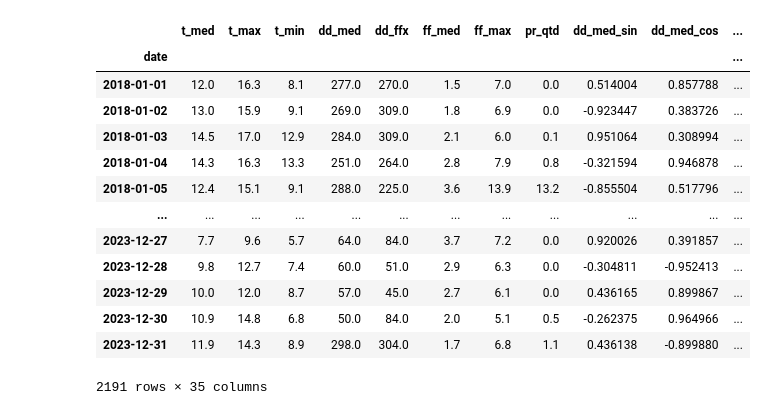
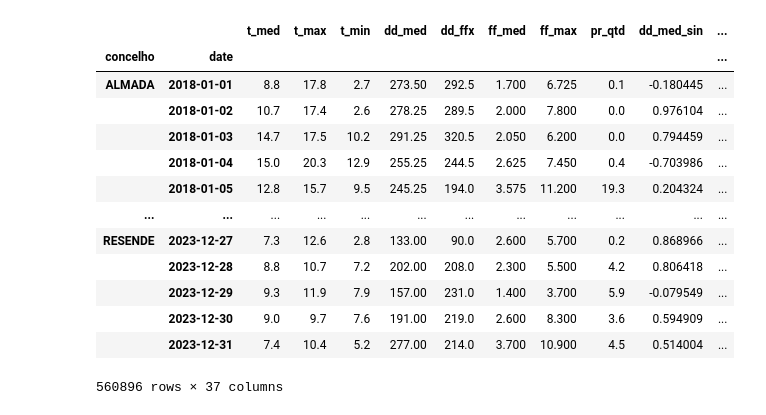
Before and after one commit to Vullkano/pfacd, a Jupyter notebook: src/modeling/modeling_cum.ipynb, the cells around one changed output. Cells and saved outputs as stored; diff of their text form; code cells hidden in the pictures.

```diff
--- a/src/modeling/modeling_cum.ipynb
+++ b/src/modeling/modeling_cum.ipynb
@@ -108,0 +76,24 @@ Index(['codigo_do_relatorio', 'concelho', 'data_do_incidente',
+# %%
+# sin and cos is wrong
+# sen_ano, cos_ano, sen_mes, cos_mes
+def eh_bissexto(ano):
+  return ano % 4 == 0 and (ano % 100 != 0 or ano % 400 == 0)
+
+def n_dias_mes(mes, ano):
+  if mes == 2:
+    return 29 if eh_bissexto(ano) else 28
+  if mes in [4, 6, 9, 11]:
+    return 30
+  return 31
+
+eventos_completo["sen_ano"] = eventos_completo.apply(lambda x: np.sin(2*np.pi*x.data_do_incidente.day_of_year/(366 if eh_bissexto(x.data_do_incidente.year) else 365)), axis=1)
+eventos_completo["cos_ano"] = eventos_completo.apply(lambda x: np.cos(2*np.pi*x.data_do_incidente.day_of_year/(366 if eh_bissexto(x.data_do_incidente.year) else 365)), axis=1)
+eventos_completo["sen_mes"] = eventos_completo.apply(lambda x: np.sin(2*np.pi*x.data_do_incidente.day/(n_dias_mes(x.data_do_incidente.month, x.data_do_incidente.year))), axis=1)
+eventos_completo["cos_mes"] = eventos_completo.apply(lambda x: np.cos(2*np.pi*x.data_do_incidente.day/(n_dias_mes(x.data_do_incidente.month, x.data_do_incidente.year))), axis=1)
+eventos_completo.select_columns(["sen_ano", "cos_ano", "sen_mes", "cos_mes", "data_do_incidente"])
+# mesma coisa pra os diarios
+diarios["sen_ano"] = diarios.apply(lambda x: np.sin(2*np.pi*x.date.day_of_year/(366 if eh_bissexto(x.date.year) else 365)), axis=1)
+diarios["cos_ano"] = diarios.apply(lambda x: np.cos(2*np.pi*x.date.day_of_year/(366 if eh_bissexto(x.date.year) else 365)), axis=1)
+diarios["sen_mes"] = diarios.apply(lambda x: np.sin(2*np.pi*x.date.day/(n_dias_mes(x.date.month, x.date.year))), axis=1)
+diarios["cos_mes"] = diarios.apply(lambda x: np.cos(2*np.pi*x.date.day/(n_dias_mes(x.date.month, x.date.year))), axis=1)
+diarios
@@ -222,26 +127,23 @@ lisboa
 # %%
-# make arima
-from statsmodels.tsa.ar_model import AutoReg
-from sklearn.metrics import mean_squared_error
 
-# transorm ipma_lisboa to cumulative time series
-cum_ipma = ipma_lisboa.copy()
-cum_ipma["n_incidentes"] = 0
-for event in lisboa.data_do_incidente:
-  cum_ipma.loc[cum_ipma.index >= event, "n_incidentes"] += 1
-cum_ipma
+# transform to cumulative events
+cum_diarios = diarios.copy()
+cum_diarios.set_index(["concelho", 'date'], inplace=True)
+cum_diarios.drop(["distrito"], axis=1, inplace=True)
+eventos.set_index(["concelho", 'data_do_incidente'], inplace=True)
+cum_diarios
 # %% [output]
-|  | t_med | t_max | t_min | dd_med | dd_ffx | ff_med | ff_max | pr_qtd | dd_med_sin | dd_med_cos | ... |
-| date |  |  |  |  |  |  |  |  |  |  | ... |
-| 2018-01-01 | 12.0 | 16.3 | 8.1 | 277.0 | 270.0 | 1.5 | 7.0 | 0.0 | 0.514004 | 0.857788 | ... |
-| 2018-01-02 | 13.0 | 15.9 | 9.1 | 269.0 | 309.0 | 1.8 | 6.9 | 0.0 | -0.923447 | 0.383726 | ... |
-| 2018-01-03 | 14.5 | 17.0 | 12.9 | 284.0 | 309.0 | 2.1 | 6.0 | 0.1 | 0.951064 | 0.308994 | ... |
-| 2018-01-04 | 14.3 | 16.3 | 13.3 | 251.0 | 264.0 | 2.8 | 7.9 | 0.8 | -0.321594 | 0.946878 | ... |
-| 2018-01-05 | 12.4 | 15.1 | 9.1 | 288.0 | 225.0 | 3.6 | 13.9 | 13.2 | -0.855504 | 0.517796 | ... |
+|  |  | t_med | t_max | t_min | dd_med | dd_ffx | ff_med | ff_max | pr_qtd | dd_med_sin | ... |
+| concelho | date |  |  |  |  |  |  |  |  |  | ... |
+| ALMADA | 2018-01-01 | 8.8 | 17.8 | 2.7 | 273.50 | 292.5 | 1.700 | 6.725 | 0.1 | -0.180445 | ... |
+|  | 2018-01-02 | 10.7 | 17.4 | 2.6 | 278.25 | 289.5 | 2.000 | 7.800 | 0.0 | 0.976104 | ... |
+|  | 2018-01-03 | 14.7 | 17.5 | 10.2 | 291.25 | 320.5 | 2.050 | 6.200 | 0.0 | 0.794459 | ... |
+|  | 2018-01-04 | 15.0 | 20.3 | 12.9 | 255.25 | 244.5 | 2.625 | 7.450 | 0.4 | -0.703986 | ... |
+|  | 2018-01-05 | 12.8 | 15.7 | 9.5 | 245.25 | 194.0 | 3.575 | 11.200 | 19.3 | 0.204324 | ... |
 | ... | ... | ... | ... | ... | ... | ... | ... | ... | ... | ... | ... |
-| 2023-12-27 | 7.7 | 9.6 | 5.7 | 64.0 | 84.0 | 3.7 | 7.2 | 0.0 | 0.920026 | 0.391857 | ... |
-| 2023-12-28 | 9.8 | 12.7 | 7.4 | 60.0 | 51.0 | 2.9 | 6.3 | 0.0 | -0.304811 | -0.952413 | ... |
-| 2023-12-29 | 10.0 | 12.0 | 8.7 | 57.0 | 45.0 | 2.7 | 6.1 | 0.0 | 0.436165 | 0.899867 | ... |
-| 2023-12-30 | 10.9 | 14.8 | 6.8 | 50.0 | 84.0 | 2.0 | 5.1 | 0.5 | -0.262375 | 0.964966 | ... |
-| 2023-12-31 | 11.9 | 14.3 | 8.9 | 298.0 | 304.0 | 1.7 | 6.8 | 1.1 | 0.436138 | -0.899880 | ... |
+| RESENDE | 2023-12-27 | 7.3 | 12.6 | 2.8 | 133.00 | 90.0 | 2.600 | 5.700 | 0.2 | 0.868966 | ... |
+|  | 2023-12-28 | 8.8 | 10.7 | 7.2 | 202.00 | 208.0 | 2.300 | 5.500 | 4.2 | 0.806418 | ... |
+|  | 2023-12-29 | 9.3 | 11.9 | 7.9 | 157.00 | 231.0 | 1.400 | 3.700 | 5.9 | -0.079549 | ... |
+|  | 2023-12-30 | 9.0 | 9.7 | 7.6 | 191.00 | 219.0 | 2.600 | 8.300 | 3.6 | 0.594909 | ... |
+|  | 2023-12-31 | 7.4 | 10.4 | 5.2 | 277.00 | 214.0 | 3.700 | 10.900 | 4.5 | 0.514004 | ... |
-2191 rows × 35 columns
+560896 rows × 37 columns
```
Also changed, not shown: parts of 22 cells of this notebook, 1 other file.
